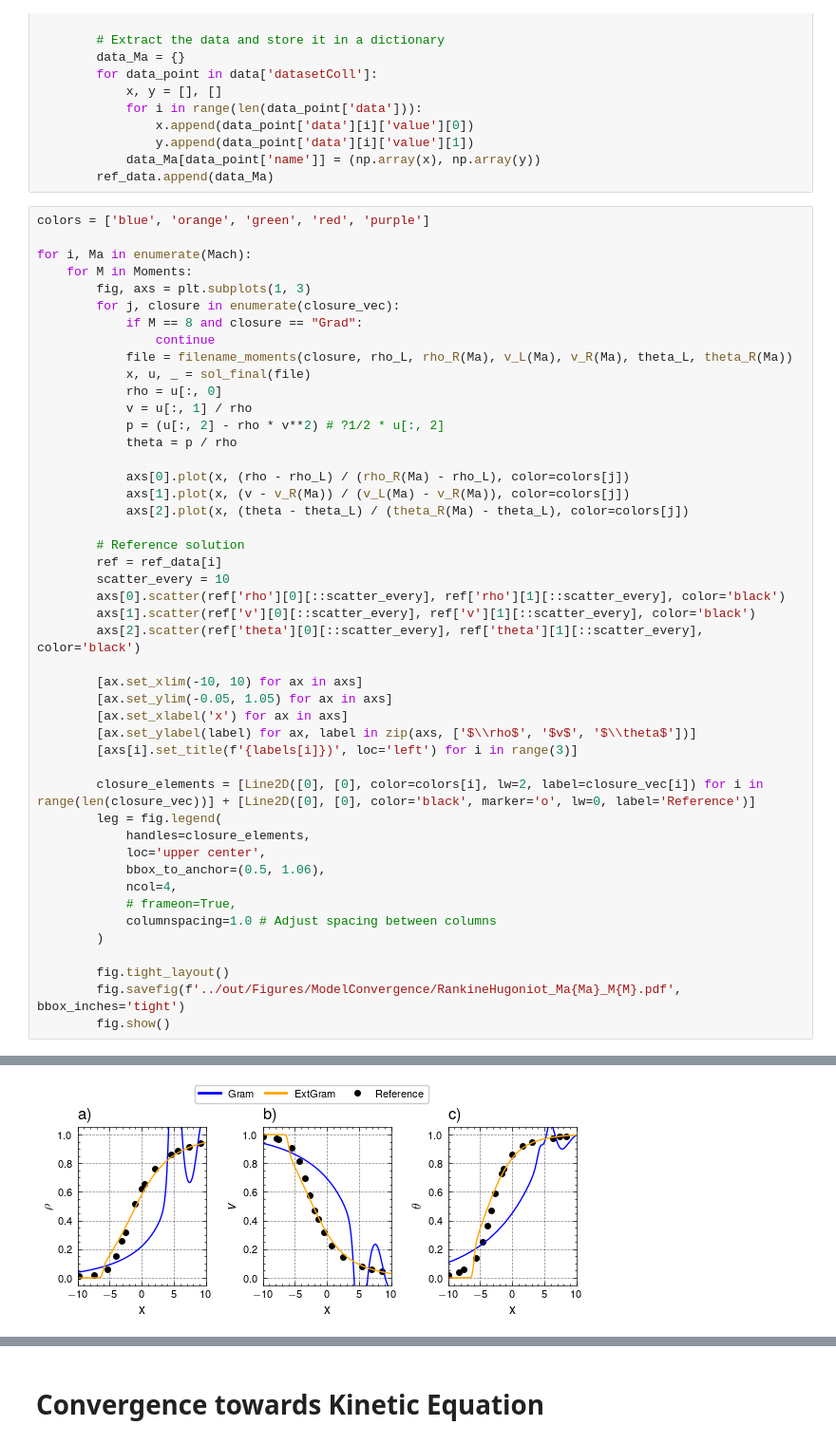
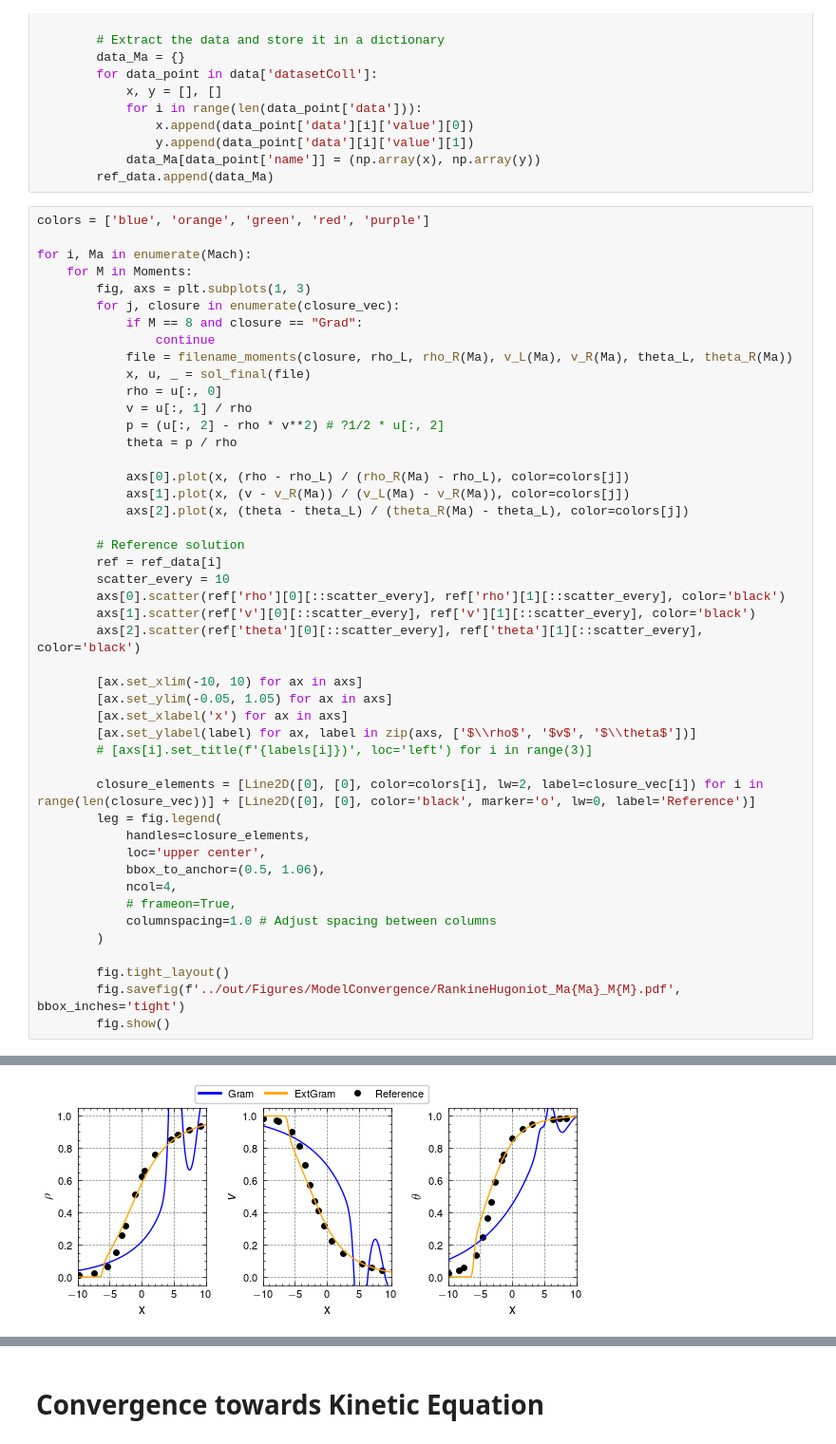
Before and after one commit to JanHab/ExtGram.jl, a Jupyter notebook: notebooks/ModelConvergence.ipynb, the cells around one changed output, grey strips where cells are left out. Shown at 95% size. Cells and saved outputs as stored; diff of their text form.

Commit message:
fix plot titles

```diff
--- a/notebooks/ModelConvergence.ipynb
+++ b/notebooks/ModelConvergence.ipynb
@@ -672,7 +672,7 @@ for i, Ma in enumerate(Mach):
         [ax.set_ylim(-0.05, 1.05) for ax in axs]
         [ax.set_xlabel('x') for ax in axs]
         [ax.set_ylabel(label) for ax, label in zip(axs, ['$\\rho$', '$v$', '$\\theta$'])]
-        [axs[i].set_title(f'{labels[i]})', loc='left') for i in range(3)]
+        # [axs[i].set_title(f'{labels[i]})', loc='left') for i in range(3)]
 
         closure_elements = [Line2D([0], [0], color=colors[i], lw=2, label=closure_vec[i]) for i in range(len(closure_vec))] + [Line2D([0], [0], color='black', marker='o', lw=0, label='Reference')]
         leg = fig.legend(
@@ -693 +693 @@ for i, Ma in enumerate(Mach):
-[figure, old version]
+[figure, new version]
```
Also changed, not shown: parts of 2 cells of this notebook.
